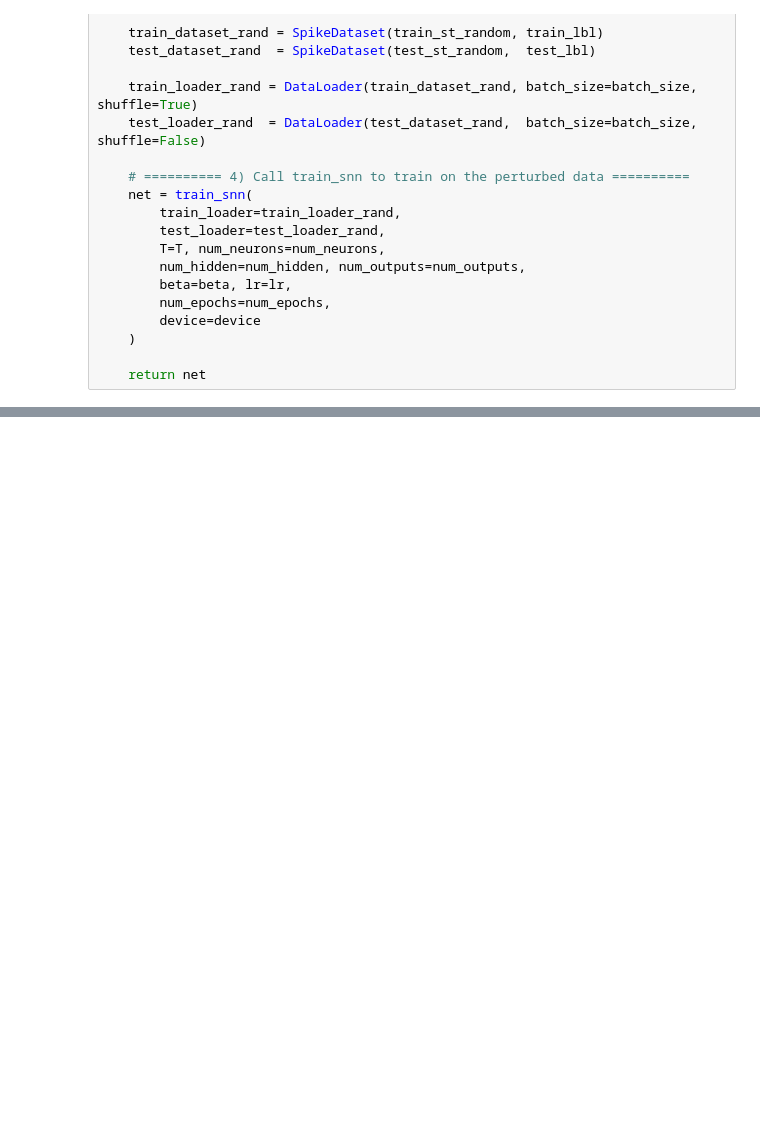
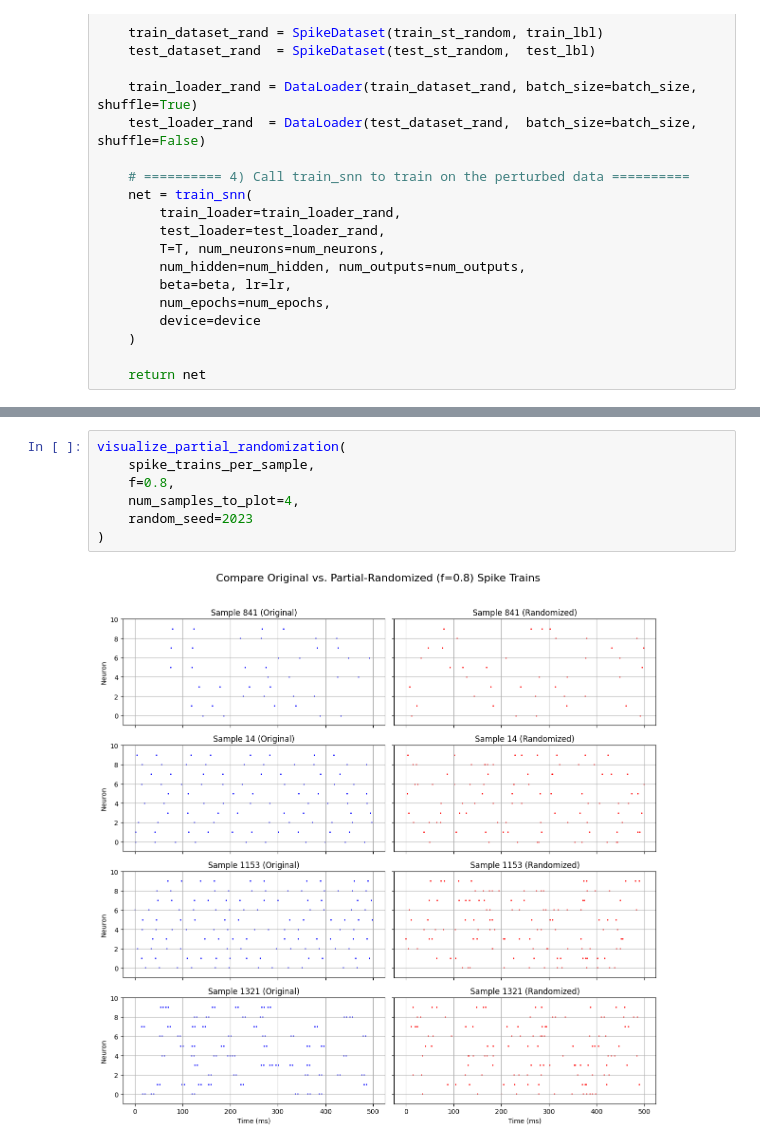
Before and after one commit to Oooorca/IRP_Neuro_SNN, a Jupyter notebook: trainSNN.ipynb, the cells around one changed output, grey strips where cells are left out. Saved outputs shown, nothing was run; the diff lists cells and outputs as text; blank space fills up the shorter version.

```diff
--- a/trainSNN.ipynb
+++ b/trainSNN.ipynb
@@ -808,0 +854,9 @@ model_f10 = train_with_partial_randomization(f=1.0, num_epochs=30)
+# %%
+visualize_partial_randomization(
+    spike_trains_per_sample,
+    f=0.8,
+    num_samples_to_plot=4,
+    random_seed=2023
+)
+# %% [output]
+[figure, added]
```
Also changed, not shown: parts of 6 cells of this notebook, 2 other files.
